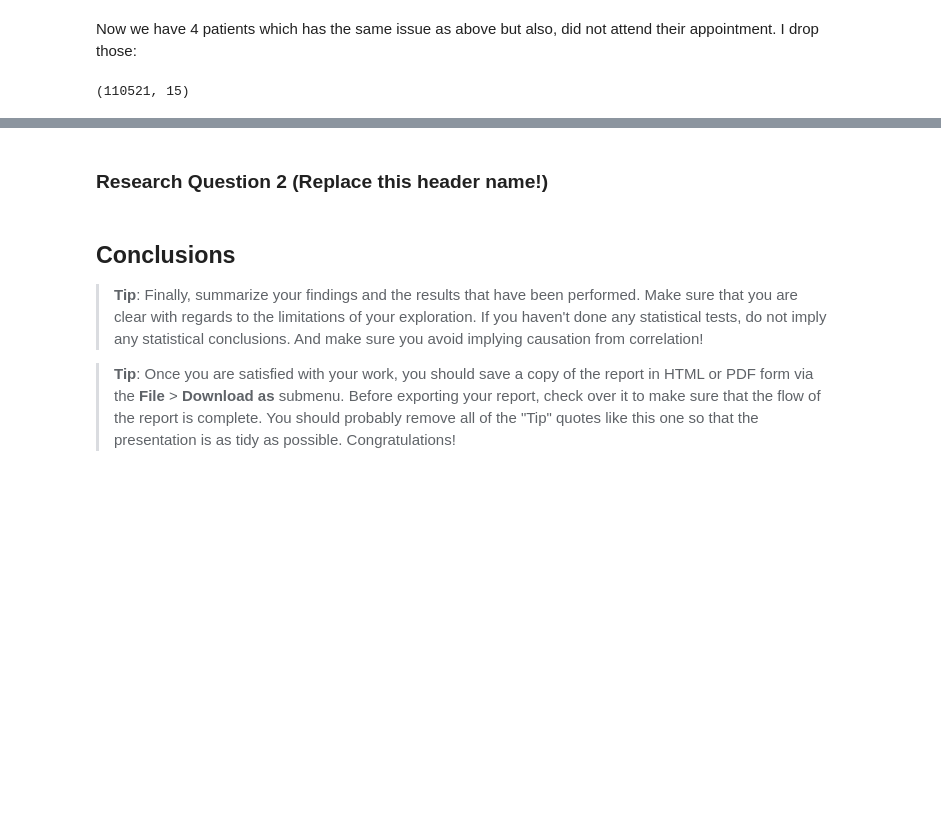
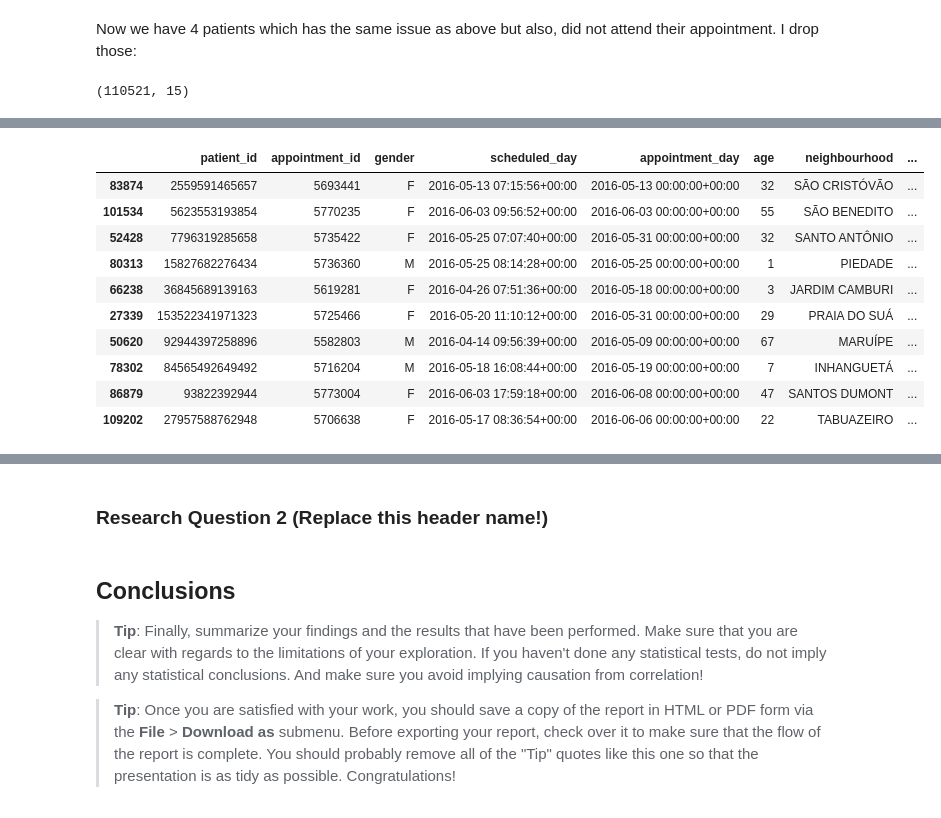
Before and after one commit to BexTuychiev/appointments_show, a Jupyter notebook: investigate-a-dataset-template.ipynb, the cells around one changed output, grey strips where cells are left out. Cells and saved outputs as stored; diff of their text form; code cells hidden in the pictures; blank space fills up the shorter version.

```diff
--- a/investigate-a-dataset-template.ipynb
+++ b/investigate-a-dataset-template.ipynb
@@ -368,0 +394,15 @@ appointments.shape
+# %%
+appointments['age_groups'] = appointments.age.apply(group_age)
+appointments.sample(10)
+# %% [output]
+|  | patient_id | appointment_id | gender | scheduled_day | appointment_day | age | neighbourhood | ... |
+| 83874 | 2559591465657 | 5693441 | F | 2016-05-13 07:15:56+00:00 | 2016-05-13 00:00:00+00:00 | 32 | SÃO CRISTÓVÃO | ... |
+| 101534 | 5623553193854 | 5770235 | F | 2016-06-03 09:56:52+00:00 | 2016-06-03 00:00:00+00:00 | 55 | SÃO BENEDITO | ... |
+| 52428 | 7796319285658 | 5735422 | F | 2016-05-25 07:07:40+00:00 | 2016-05-31 00:00:00+00:00 | 32 | SANTO ANTÔNIO | ... |
+| 80313 | 15827682276434 | 5736360 | M | 2016-05-25 08:14:28+00:00 | 2016-05-25 00:00:00+00:00 | 1 | PIEDADE | ... |
+| 66238 | 36845689139163 | 5619281 | F | 2016-04-26 07:51:36+00:00 | 2016-05-18 00:00:00+00:00 | 3 | JARDIM CAMBURI | ... |
+| 27339 | 153522341971323 | 5725466 | F | 2016-05-20 11:10:12+00:00 | 2016-05-31 00:00:00+00:00 | 29 | PRAIA DO SUÁ | ... |
+| 50620 | 92944397258896 | 5582803 | M | 2016-04-14 09:56:39+00:00 | 2016-05-09 00:00:00+00:00 | 67 | MARUÍPE | ... |
+| 78302 | 84565492649492 | 5716204 | M | 2016-05-18 16:08:44+00:00 | 2016-05-19 00:00:00+00:00 | 7 | INHANGUETÁ | ... |
+| 86879 | 93822392944 | 5773004 | F | 2016-06-03 17:59:18+00:00 | 2016-06-08 00:00:00+00:00 | 47 | SANTOS DUMONT | ... |
+| 109202 | 27957588762948 | 5706638 | F | 2016-05-17 08:36:54+00:00 | 2016-06-06 00:00:00+00:00 | 22 | TABUAZEIRO | ... |
```
Also changed, not shown: parts of 9 cells of this notebook.
